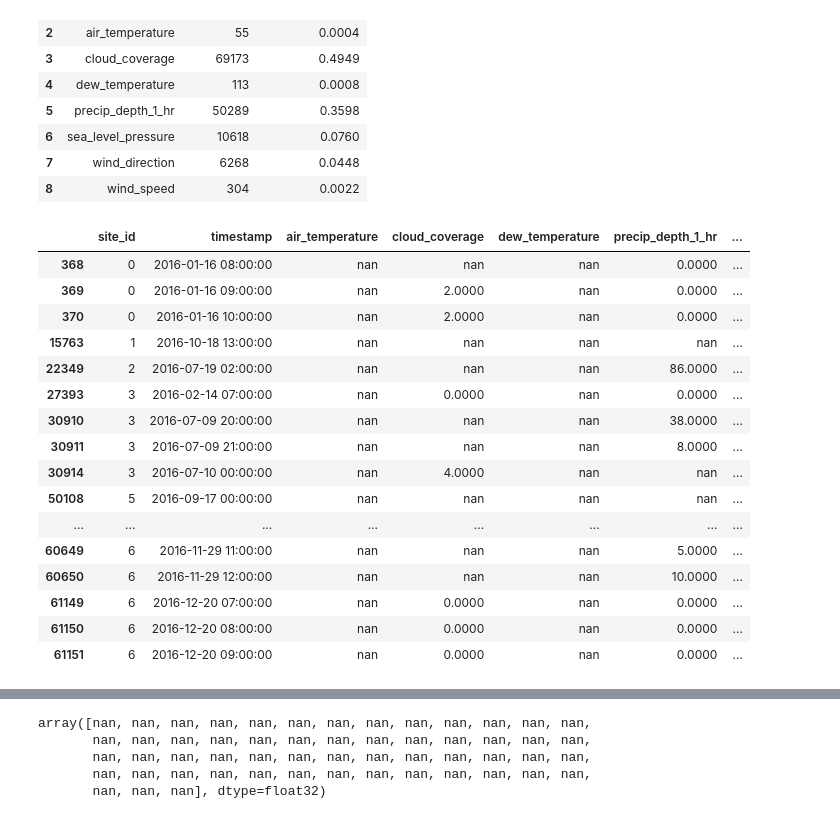
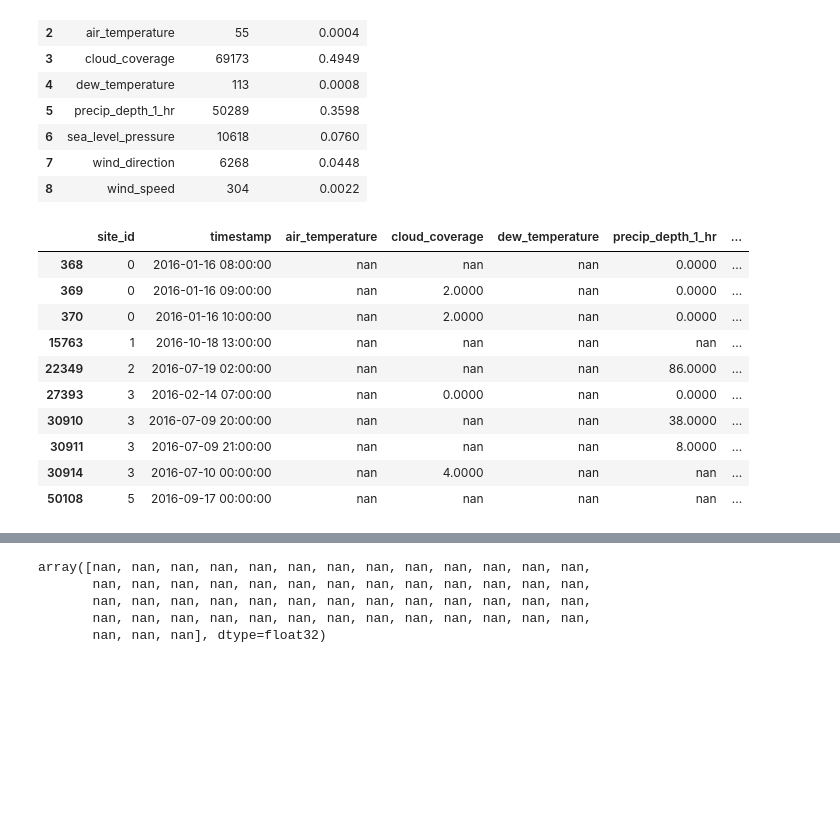
Before and after one commit to sergatron/ASHRAE---Great-Energy-Predictor-III, a Jupyter notebook: EDA/eda.ipynb, the cells around one changed output, grey strips where cells are left out. Drawn from its saved outputs; the diff is of its cells as text; code cells hidden in the pictures; blank space fills up the shorter version.

```diff
--- a/EDA/eda.ipynb
+++ b/EDA/eda.ipynb
@@ -506,25 +507,19 @@ nan_val_summary(weather_df)
 | 7 | wind_direction | 6268 | 0.0448 |
 | 8 | wind_speed | 304 | 0.0022 |
 # %%
-weather_df[weather_df['air_temperature'].isnull()].head(20)
+weather_df[weather_df['air_temperature'].isnull()].head(10)
 # %% [output]
 |  | site_id | timestamp | air_temperature | cloud_coverage | dew_temperature | precip_depth_1_hr | ... |
 | 368 | 0 | 2016-01-16 08:00:00 | nan | nan | nan | 0.0000 | ... |
 | 369 | 0 | 2016-01-16 09:00:00 | nan | 2.0000 | nan | 0.0000 | ... |
 | 370 | 0 | 2016-01-16 10:00:00 | nan | 2.0000 | nan | 0.0000 | ... |
 | 15763 | 1 | 2016-10-18 13:00:00 | nan | nan | nan | nan | ... |
 | 22349 | 2 | 2016-07-19 02:00:00 | nan | nan | nan | 86.0000 | ... |
 | 27393 | 3 | 2016-02-14 07:00:00 | nan | 0.0000 | nan | 0.0000 | ... |
 | 30910 | 3 | 2016-07-09 20:00:00 | nan | nan | nan | 38.0000 | ... |
 | 30911 | 3 | 2016-07-09 21:00:00 | nan | nan | nan | 8.0000 | ... |
 | 30914 | 3 | 2016-07-10 00:00:00 | nan | 4.0000 | nan | nan | ... |
 | 50108 | 5 | 2016-09-17 00:00:00 | nan | nan | nan | nan | ... |
-| ... | ... | ... | ... | ... | ... | ... | ... |
-| 60649 | 6 | 2016-11-29 11:00:00 | nan | nan | nan | 5.0000 | ... |
-| 60650 | 6 | 2016-11-29 12:00:00 | nan | nan | nan | 10.0000 | ... |
-| 61149 | 6 | 2016-12-20 07:00:00 | nan | 0.0000 | nan | 0.0000 | ... |
-| 61150 | 6 | 2016-12-20 08:00:00 | nan | 0.0000 | nan | 0.0000 | ... |
-| 61151 | 6 | 2016-12-20 09:00:00 | nan | 0.0000 | nan | 0.0000 | ... |
 # %%
 # fill missing values using aggregated median
 
```
Also changed, not shown: parts of 28 cells of this notebook.
